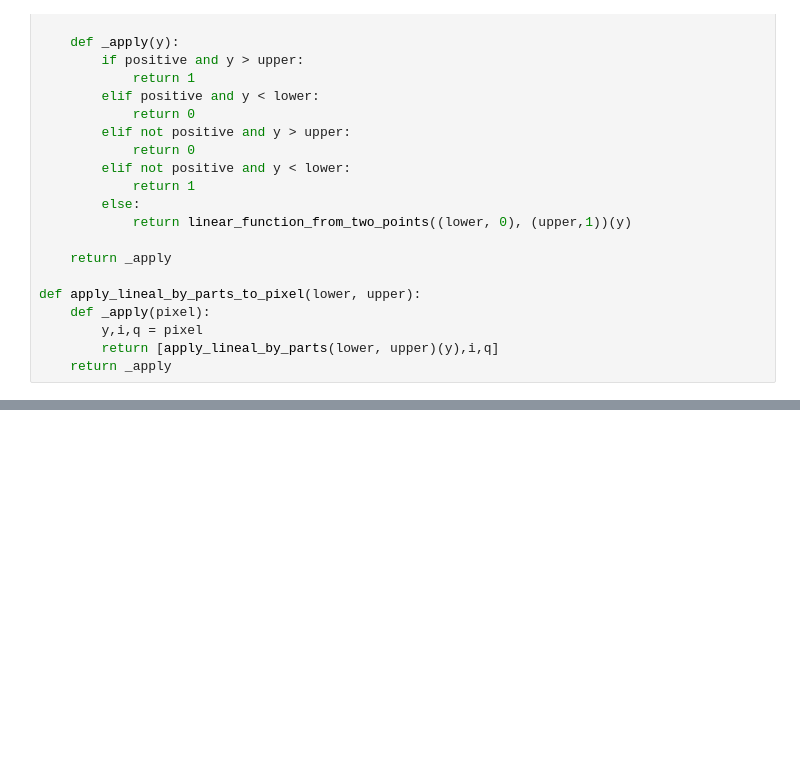
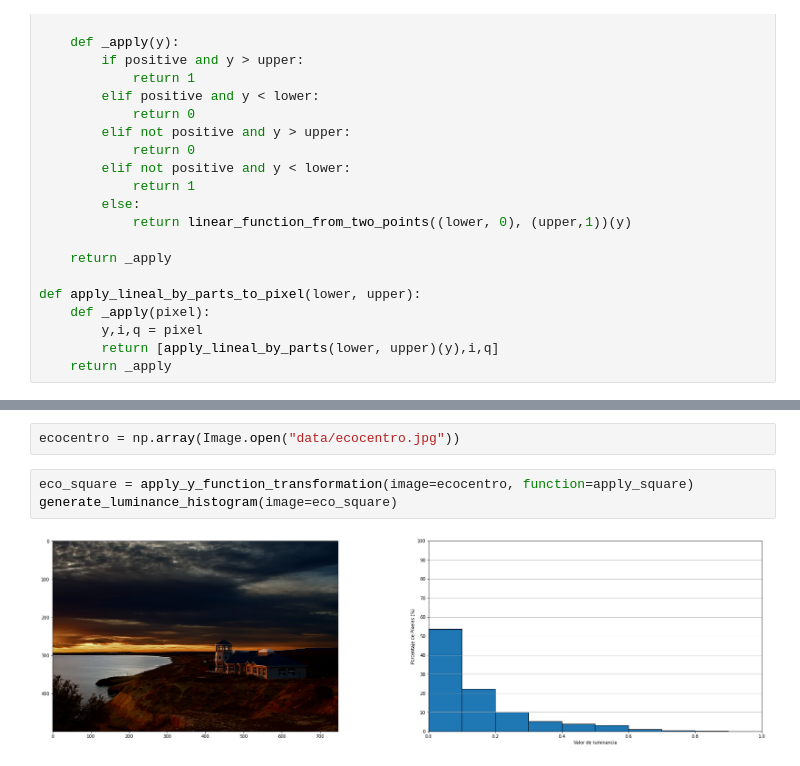
Before and after one commit to PaPablo/curso-imagenes-lci, a Jupyter notebook: clase-02/tp2/histogramas.ipynb, the cells around one changed output, grey strips where cells are left out. Saved outputs shown, nothing was run; the diff lists cells and outputs as text; blank space fills up the shorter version.

```diff
--- a/clase-02/tp2/histogramas.ipynb
+++ b/clase-02/tp2/histogramas.ipynb
@@ -218,0 +215,7 @@ generate_luminance_histogram(ecocentro_bright_by_parts, n_intervals=[40])
+# %%
+ecocentro = np.array(Image.open("data/ecocentro.jpg"))
+# %%
+eco_square = apply_y_function_transformation(image=ecocentro, function=apply_square)
+generate_luminance_histogram(image=eco_square)
+# %% [output]
+[figure, added]
```
Also changed, not shown: parts of 3 cells of this notebook.
